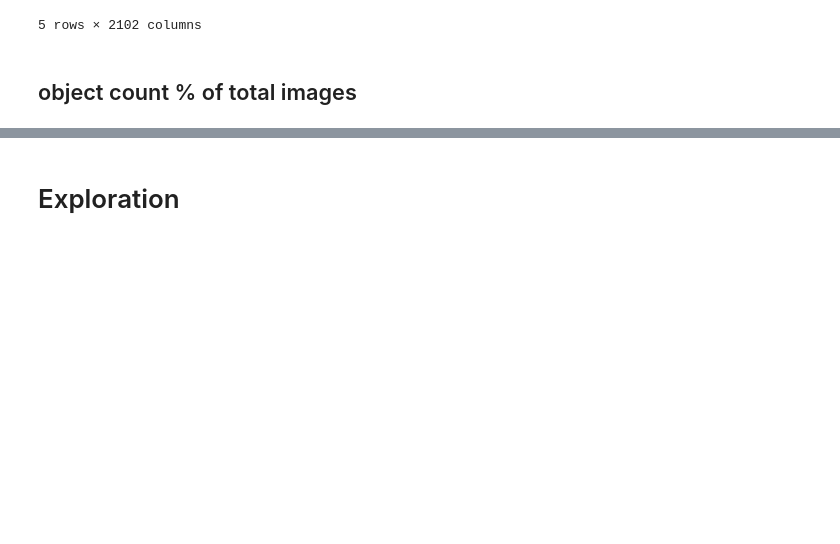
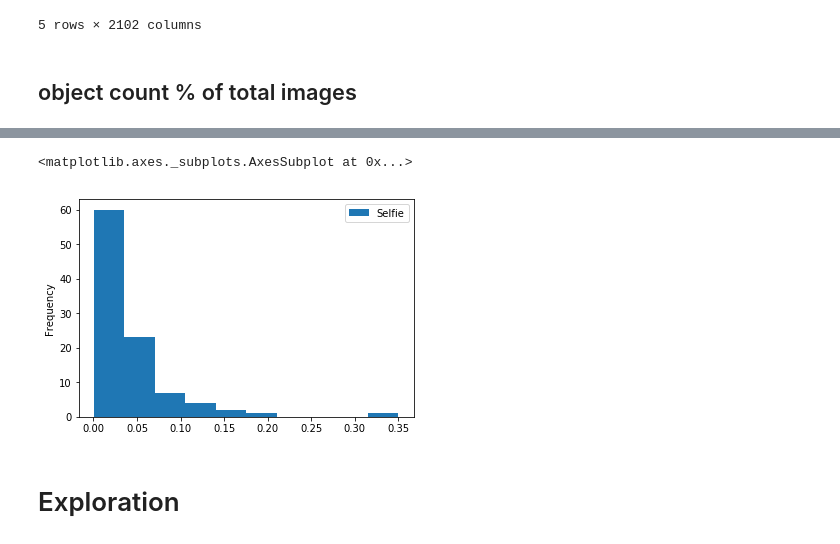
Before and after one commit to JeroenSchmidt/UvA-DSF-group, a Jupyter notebook: uc2/exploration_notebooks/jeroen/create_features_ground_zero.ipynb, the cells around one changed output, grey strips where cells are left out. Drawn from its saved outputs; the diff is of its cells as text; code cells hidden in the pictures; blank space fills up the shorter version.

```diff
--- a/uc2/exploration_notebooks/jeroen/create_features_ground_zero.ipynb
+++ b/uc2/exploration_notebooks/jeroen/create_features_ground_zero.ipynb
@@ -437,2 +445,8 @@ user_img.dtypes
 # %%
 ob = img_f.binary_object_matrix()
+# %%
+photo_counts = usr_f.instagram_account_stats()[["user_id","user_posted_photos"]]
+# %%
+test = ob.merge(user_img,how="inner",on="image_id")\
+.groupby("user_id").sum()\
+.merge(photo_counts,on="user_id",how="inner")
@@ -450,0 +464,4 @@ ValueError: You are trying to merge on object and int64 columns. If you wish to
+# %%
+t = test.iloc[:,1:-1].divide(test.user_posted_photos,axis=0)
+# %%
+t["user_id"] = test.user_id
@@ -451,3 +498,8 @@ ValueError: You are trying to merge on object and int64 columns. If you wish to
+# %%
+t[["user_id","Selfie"]][t.Selfie > 0].plot(kind="hist")
+# %% [output]
+<matplotlib.axes._subplots.AxesSubplot at 0x...>
+[figure, added]
 # %% [markdown]
 # Exploration
 # %%
```
Also changed, not shown: parts of 13 cells of this notebook, 1 other file.
